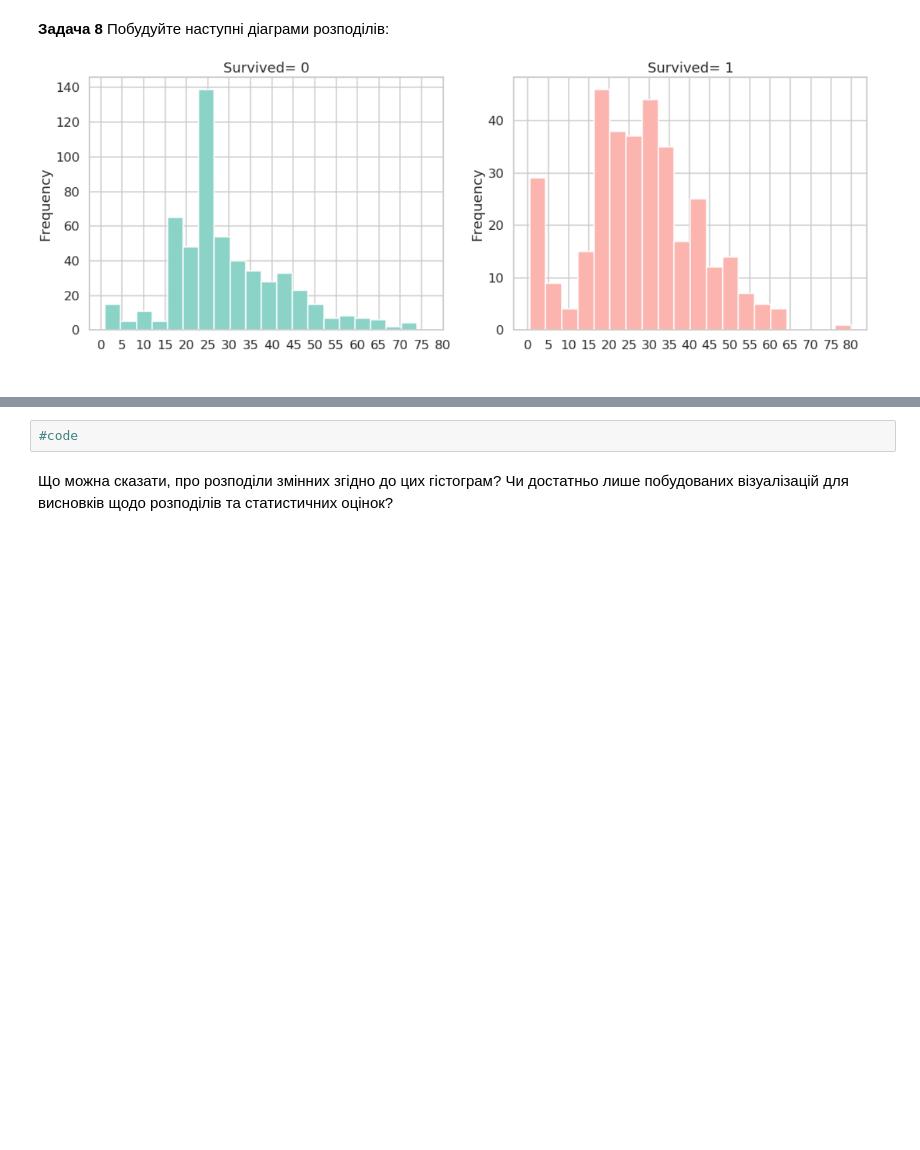
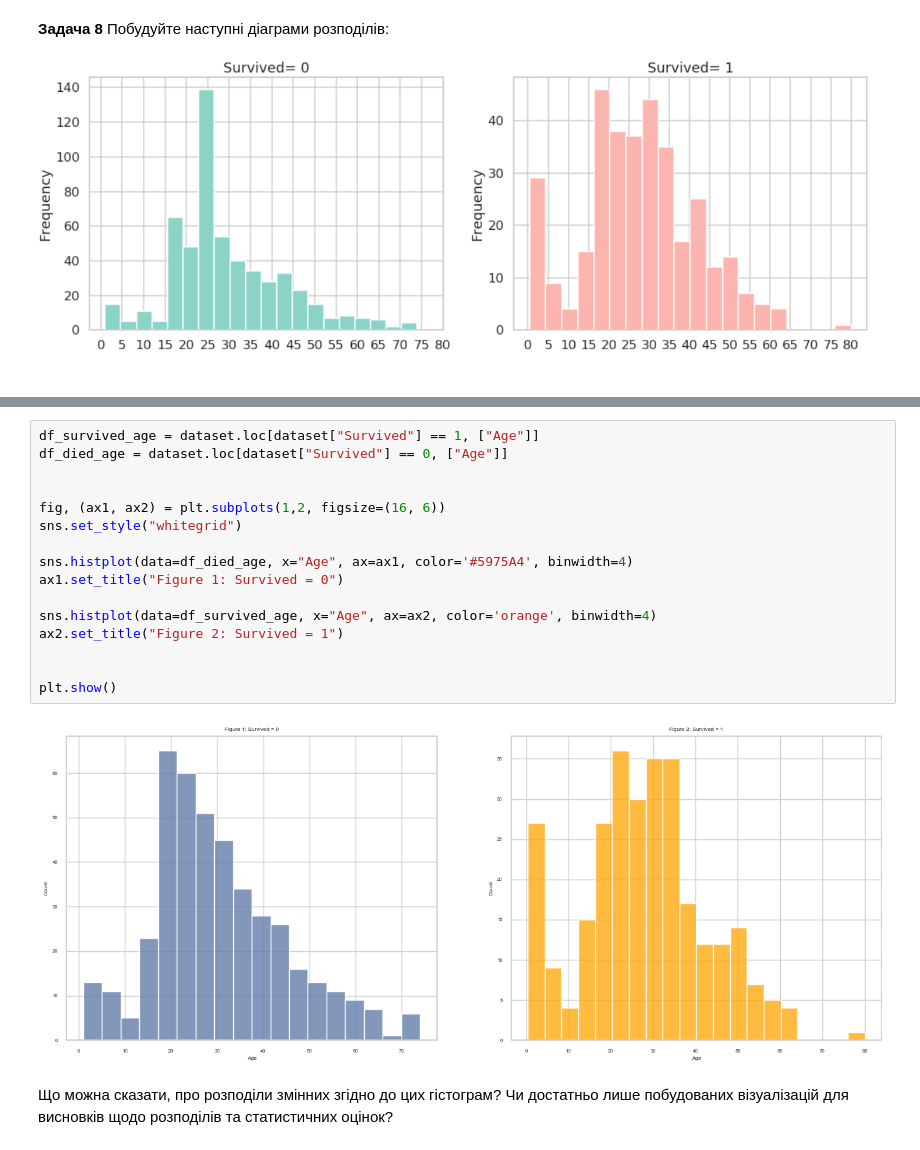
Before and after one commit to HumnytskaLiza/ai-labs, a Jupyter notebook: task2/task2_basic_ai_python_liza_humnytska.ipynb, the cells around one changed output, grey strips where cells are left out. Drawn from its saved outputs; the diff is of its cells as text; blank space fills up the shorter version.

```diff
--- a/task2/task2_basic_ai_python_liza_humnytska.ipynb
+++ b/task2/task2_basic_ai_python_liza_humnytska.ipynb
@@ -243,8 +259,24 @@ plt.show()
 ![image.png](embedded-picture-1)
 # %% [markdown]
 ![image.png](embedded-picture-1)
-# %%
-#code
+# %%
+df_survived_age = dataset.loc[dataset["Survived"] == 1, ["Age"]]
+df_died_age = dataset.loc[dataset["Survived"] == 0, ["Age"]]
+
+
+fig, (ax1, ax2) = plt.subplots(1,2, figsize=(16, 6))
+sns.set_style("whitegrid")
+
+sns.histplot(data=df_died_age, x="Age", ax=ax1, color='#5975A4', binwidth=4)
+ax1.set_title("Figure 1: Survived = 0")
+
+sns.histplot(data=df_survived_age, x="Age", ax=ax2, color='orange', binwidth=4)
+ax2.set_title("Figure 2: Survived = 1")
+
+
+plt.show()
+# %% [output]
+[figure, added]
 # %% [markdown]
 Що можна сказати, про розподіли змінних згідно до цих гістограм? Чи достатньо лише побудованих візуалізацій для висновків щодо розподілів та статистичних оцінок?
 # %% [markdown]
```
Also changed, not shown: parts of 6 cells of this notebook, 2 other files.
